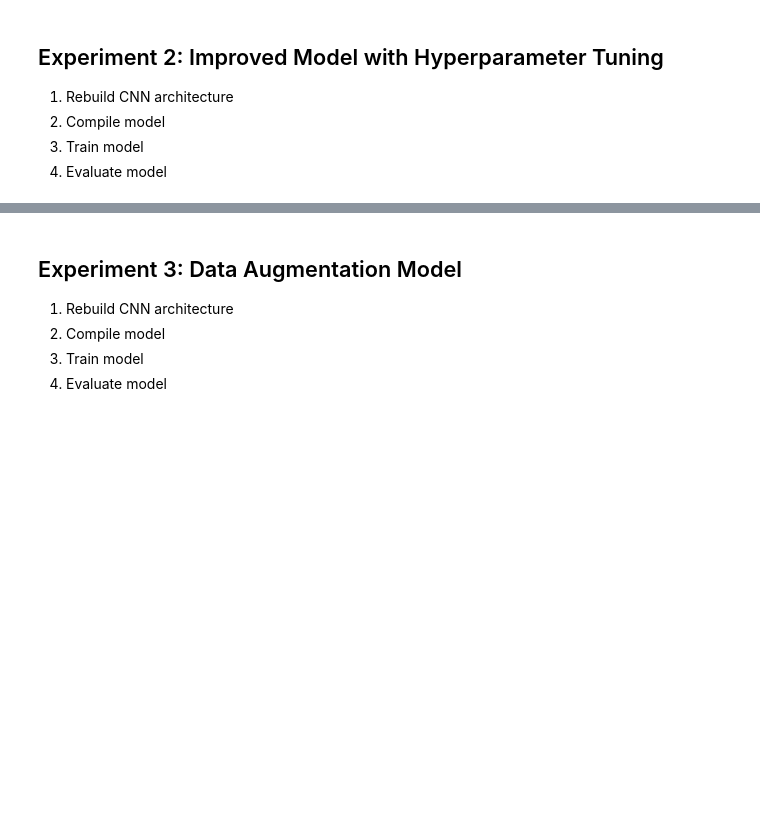
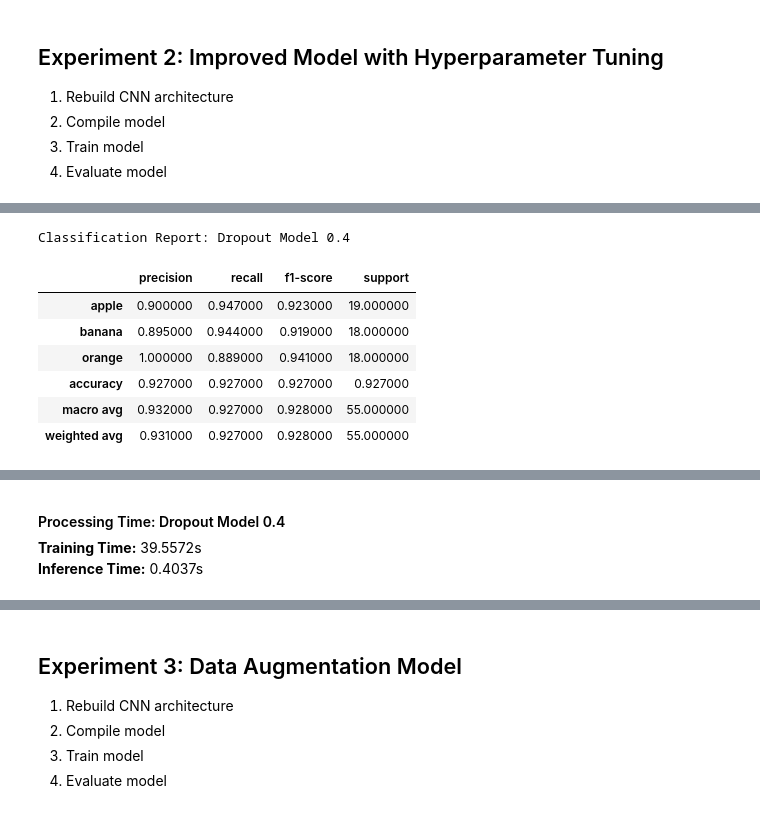
Before and after one commit to kwokhue80/ml_ca, a Jupyter notebook: src/g3_cnn_fruit_classifier_v0.9.ipynb, the cells around one changed output, grey strips where cells are left out. Saved outputs shown, nothing was run; the diff lists cells and outputs as text; code cells hidden in the pictures; blank space fills up the shorter version.

```diff
--- a/src/g3_cnn_fruit_classifier_v0.9.ipynb
+++ b/src/g3_cnn_fruit_classifier_v0.9.ipynb
@@ -977,3 +1035,15 @@ Inference Time: 1.7362s
 2. Compile model
 3. Train model
 4. Evaluate model
+# %%
+# ========================================================== #
+# 11. Compile and Train Model with Dropout at 0.4
+# ========================================================== #
+
+dropout_model_04 = build_model(0.4, False)
+compile_model(dropout_model_04, 0.001)
+
+# Model summary
+dropout_model_04.summary()
+
+dropout_history_04 = train_model('dropout04', dropout_model_04, 20)
@@ -979,0 +1141,32 @@ Inference Time: 1.7362s
+# %%
+# ========================================================== #
+# 13. Evaluate Model with Dropout layer at 0.4
+# ========================================================== #
+
+# Get predictions for model
+y_true, y_pred, = get_predictions("dropout04", dropout_model_04)
+
+# Build evaluation result
+dropout_result_04 = build_result(
+    "Dropout Model 0.4",
+    dropout_history_04,
+    y_true,
+    y_pred,
+)
+
+# Generate and render Accuracy and Loss Report
+test_loss, test_accuracy = dropout_model_04.evaluate(test_loader, verbose = 0)
+dropout_accuracy_loss_report_04 = render_accuracy_loss_report("Dropout Model 0.4", dropout_history_04, test_loss, test_accuracy)
+
+# Generate and render Classification Report from result
+dropout_class_report_04 = render_classification_report(dropout_result_04)
+
+# Generate and render Confusion Matrix
+dropout_confusion_matrix_04 = render_confusion_matrix(dropout_result_04)
+
+# Render processing time
+dropout_processing_time_04 = render_processing_time(dropout_result_04, processing_times['dropout04_training_time'], processing_times['dropout04_inference_time'])
+
+# Display evaluation results
+display_evaluation_results(dropout_accuracy_loss_report_04, dropout_class_report_04, dropout_confusion_matrix_04, dropout_processing_time_04)
+# %% [output]
@@ -979,0 +1174,8 @@ Inference Time: 1.7362s
+Classification Report: Dropout Model 0.4
+|  | precision | recall | f1-score | support |
+| apple | 0.900000 | 0.947000 | 0.923000 | 19.000000 |
+| banana | 0.895000 | 0.944000 | 0.919000 | 18.000000 |
+| orange | 1.000000 | 0.889000 | 0.941000 | 18.000000 |
+| accuracy | 0.927000 | 0.927000 | 0.927000 | 0.927000 |
+| macro avg | 0.932000 | 0.927000 | 0.928000 | 55.000000 |
+| weighted avg | 0.931000 | 0.927000 | 0.928000 | 55.000000 |
@@ -979,0 +1183,3 @@ Inference Time: 1.7362s
+Processing Time: Dropout Model 0.4
+Training Time: 39.5572s
+Inference Time: 0.4037s
```
Also changed, not shown: parts of 16 cells of this notebook, 13 other files.
